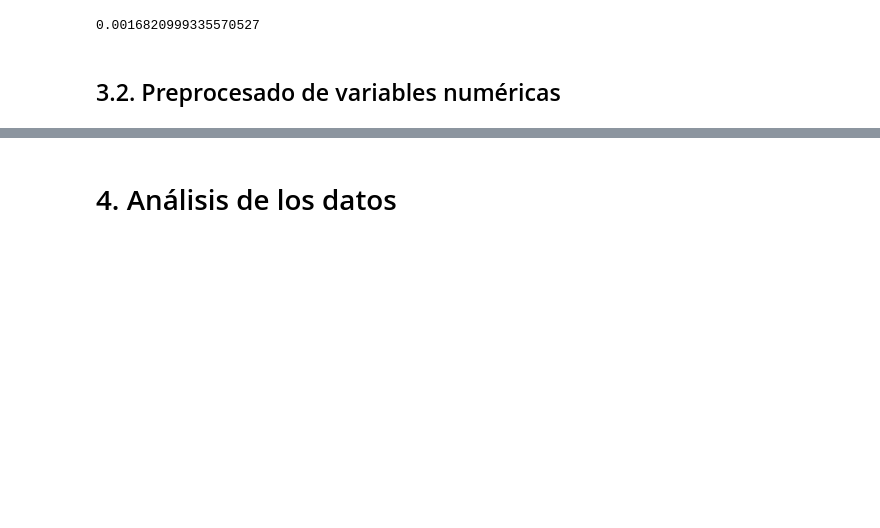
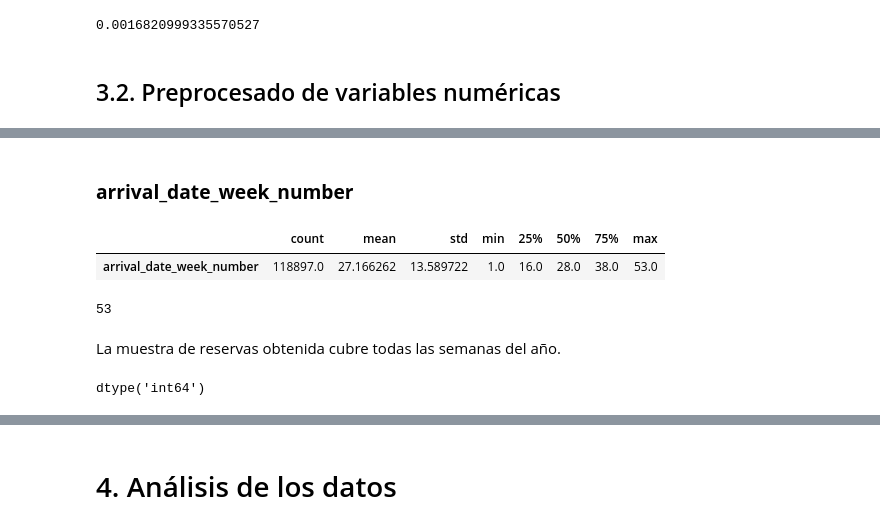
Before and after one commit to NorhanMasterUOC/hotel_bookings_EDA, a Jupyter notebook: hotel_bookings.ipynb, the cells around one changed output, grey strips where cells are left out. Cells and saved outputs as stored; diff of their text form; code cells hidden in the pictures; blank space fills up the shorter version.

```diff
--- a/hotel_bookings.ipynb
+++ b/hotel_bookings.ipynb
@@ -216,0 +261,17 @@ data = data.drop(data.loc[data["market_segment"] == "Undefined", "market_segment
+# %% [markdown]
+### **arrival_date_week_number**
+# %%
+pd.DataFrame(data["arrival_date_week_number"].describe()).transpose()
+# %% [output]
+|  | count | mean | std | min | 25% | 50% | 75% | max |
+| arrival_date_week_number | 118897.0 | 27.166262 | 13.589722 | 1.0 | 16.0 | 28.0 | 38.0 | 53.0 |
+# %%
+len(data["arrival_date_week_number"].unique())
+# %% [output]
+53
+# %% [markdown]
+La muestra de reservas obtenida cubre todas las semanas del año.
+# %%
+data.dtypes["arrival_date_week_number"]
+# %% [output]
+dtype('int64')
```
Also changed, not shown: parts of 20 cells of this notebook.
